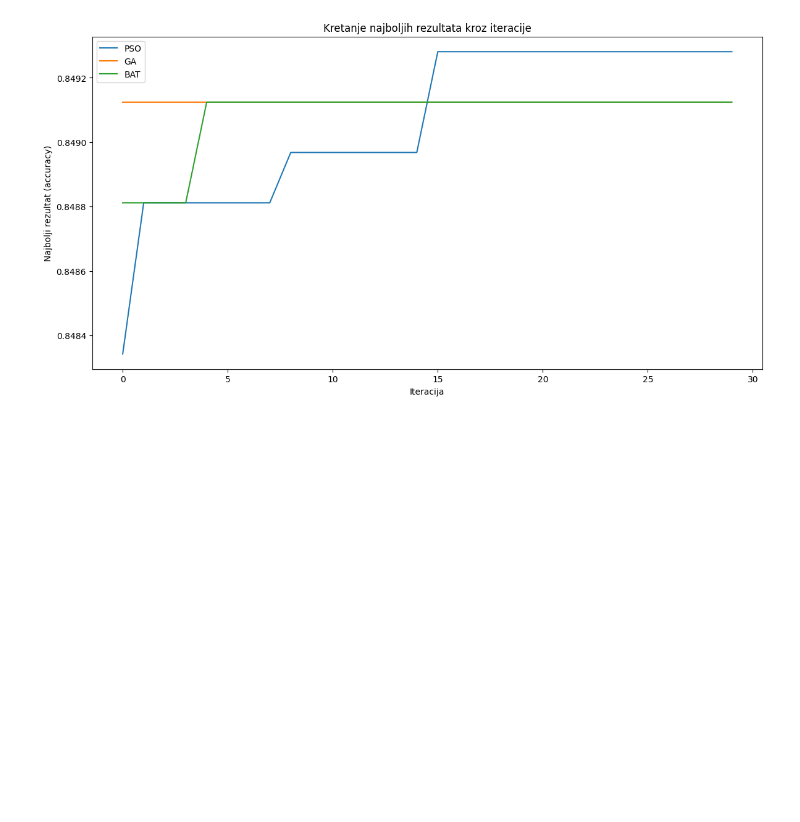
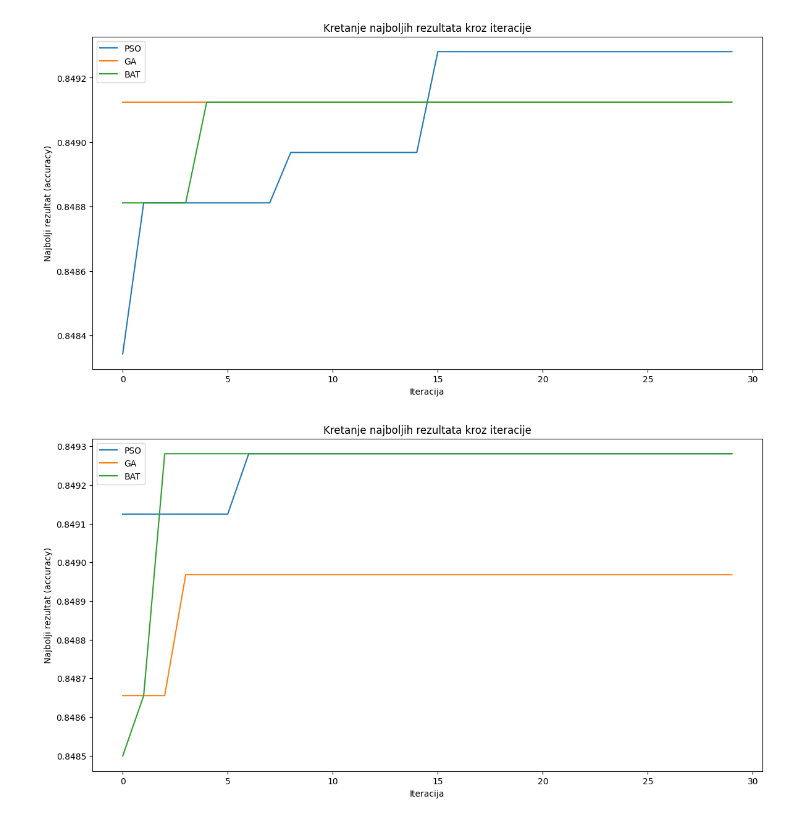
Before and after one commit to ajdinbukvic/data-mining-project, a Jupyter notebook: 06.ipynb, the cells around one changed output. Drawn from its saved outputs; the diff is of its cells as text; code cells hidden in the pictures; blank space fills up the shorter version.

```diff
--- a/06.ipynb
+++ b/06.ipynb
@@ -152,12 +160,15 @@ def objective_function(params):
     return accuracy_score(y_test, y_pred)
 # %%
-def pso(n_particles, iterations, w, c1, c2, lb, ub, initial_best):
+def pso(n_particles, iterations, w, c1, c2, lb, ub, initial_best, random_seed):
+    np.random.seed(random_seed)
+    random.seed(random_seed)
     dim = 2
     X = np.random.uniform(lb, ub, (n_particles, dim))
     X[0] = initial_best
+    print(X)
     V = np.random.uniform(-1, 1, (n_particles, dim))
     pbest = X.copy()
-    pbest_scores = np.array([objective_function(ind) for ind in X])
+    pbest_scores = np.array([objective_function(ind, random.randint(0, 10000)) for ind in X])
     gbest = X[np.argmax(pbest_scores)]
     gbest_score = np.max(pbest_scores)
 
@@ -169,7 +180,8 @@ def pso(n_particles, iterations, w, c1, c2, lb, ub, initial_best):
             V[i] = w * V[i] + c1 * r1 * (pbest[i] - X[i]) + c2 * r2 * (gbest - X[i])
             X[i] = np.clip(X[i] + V[i], lb, ub)
 
-            score = objective_function(X[i])
+            iteration_seed = random.randint(0, 10000)
+            score = objective_function(X[i], iteration_seed)
             if score > pbest_scores[i]:
                 pbest[i] = X[i]
                 pbest_scores[i] = score
@@ -217,6 +227,8 @@ PSO najbolje parametre: C = 2.0013330547218775, gamma = 0.0720557402455505
 PSO najbolji rezultat: 0.8492808005003127
 # %%
-def ga(pop_size, generations, lb, ub, mutation_rate, initial_best):
+def ga(pop_size, generations, lb, ub, mutation_rate, initial_best, random_seed):
+    np.random.seed(random_seed)
+    random.seed(random_seed)
     dim = 2
 
     def create_individual():
@@ -236,7 +248,8 @@ def ga(pop_size, generations, lb, ub, mutation_rate, initial_best):
 
     population = np.array([create_individual() for _ in range(pop_size)])
     population[0] = initial_best
-    scores = np.array([objective_function(ind) for ind in population])
+    print(population)
+    scores = np.array([objective_function(ind, random.randint(0, 10000)) for ind in population])
 
     history = []
 
@@ -248,7 +261,7 @@ def ga(pop_size, generations, lb, ub, mutation_rate, initial_best):
             new_population.extend([mutate(child1), mutate(child2)])
 
         population = np.array(new_population)
-        scores = np.array([objective_function(ind) for ind in population])
+        scores = np.array([objective_function(ind, random.randint(0, 10000)) for ind in population])
 
         print(f"GA Iteracija: {gen+1}")
         best_idx = np.argmax(scores)
@@ -290,12 +303,16 @@ GA najbolji rezultat: 0.8491244527829893
 # %%
-def bat_algorithm(n_bats, iterations, lb, ub, pulse_freq, loudness, pulse_rate, alpha, gamma, initial_best):
+def bat_algorithm(n_bats, iterations, lb, ub, pulse_freq, loudness, pulse_rate, alpha, gamma, initial_best, random_seed):
+    np.random.seed(random_seed)
+    random.seed(random_seed)
     dim = 2
     Qmin, Qmax = pulse_freq
     Q = np.zeros(n_bats)
     V = np.zeros((n_bats, dim))
+    np.random.seed(random.randint(0, 123456789))
     X = np.random.uniform(lb, ub, (n_bats, dim))
     X[0] = initial_best
-    fitness = np.array([objective_function(ind) for ind in X])
+    print(X)
+    fitness = np.array([objective_function(ind, random.randint(0, 10000)) for ind in X])
     best_bat = X[np.argmax(fitness)]
     best_fitness = np.max(fitness)
 
@@ -309,9 +326,9 @@ def bat_algorithm(n_bats, iterations, lb, ub, pulse_freq, loudness, pulse_rate,
 
             if np.random.rand() > pulse_rate:
                 X[i] = np.clip(best_bat + 0.001 * np.random.randn(dim), lb, ub)
-
-            if np.random.rand() < loudness and objective_function(X[i]) > fitness[i]:
-                fitness[i] = objective_function(X[i])
+            iteration_seed = random.randint(0, 10000)
+            if np.random.rand() < loudness and objective_function(X[i], iteration_seed) > fitness[i]:
+                fitness[i] = objective_function(X[i], iteration_seed)
                 if fitness[i] > best_fitness:
                     best_bat = X[i]
                     best_fitness = fitness[i]
@@ -369,3 +386,15 @@ plt.legend()
 plt.show()
 # %% [output]
 [figure]
+# %%
+plt.figure(figsize=(14, 7))
+plt.plot(history_pso, label='PSO')
+plt.plot(history_ga, label='GA')
+plt.plot(history_bat, label='BAT')
+plt.xlabel('Iteracija')
+plt.ylabel('Najbolji rezultat (accuracy)')
+plt.title('Kretanje najboljih rezultata kroz iteracije')
+plt.legend()
+plt.show()
+# %% [output]
+[figure, added]
```
Also changed, not shown: parts of 11 cells of this notebook.
